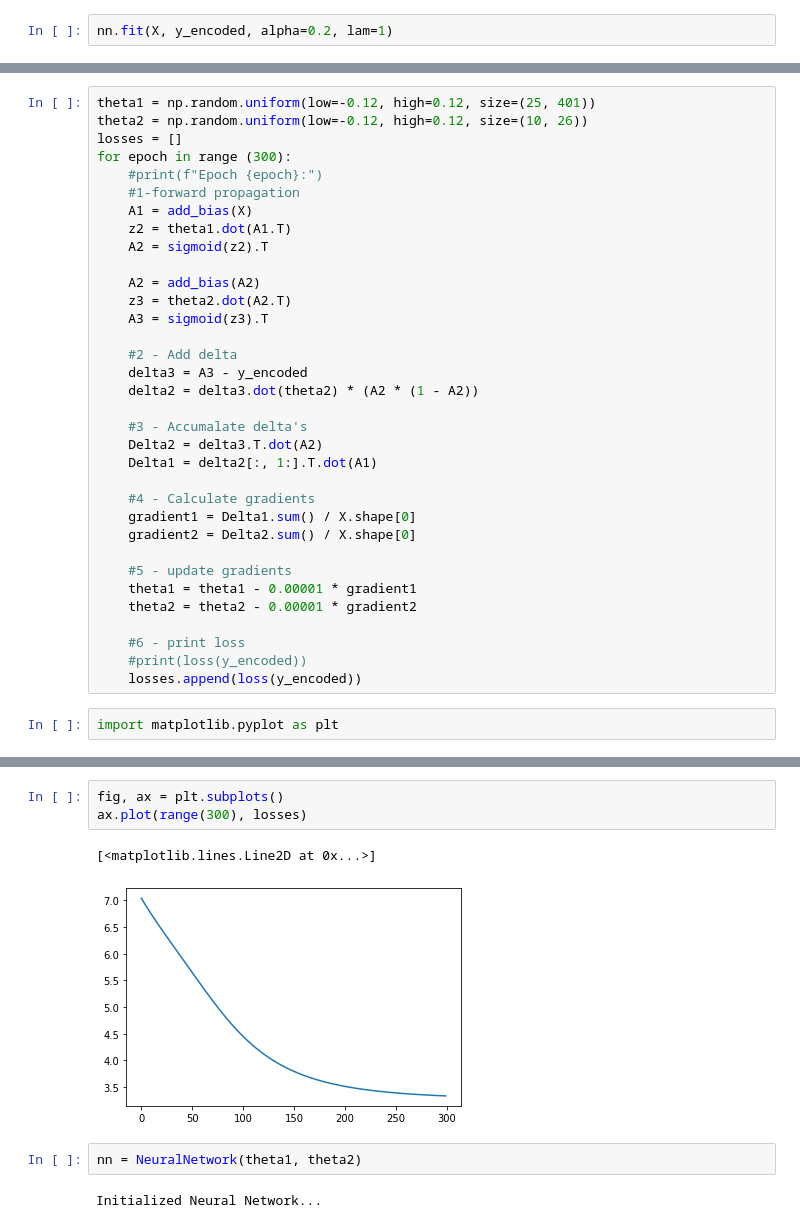
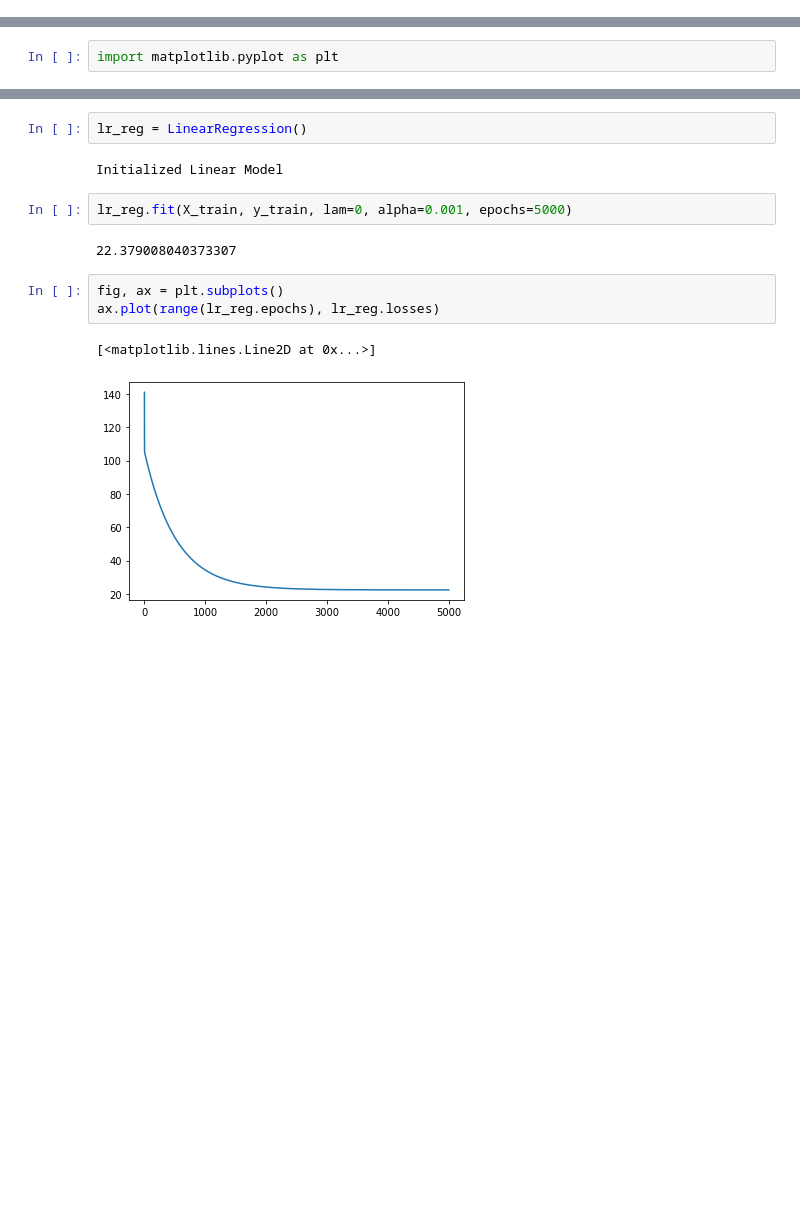
Before and after one commit to kassemsabeh/Machine-Learning-Algorthms, a Jupyter notebook: test1.ipynb, the cells around one changed output, grey strips where cells are left out. Saved outputs shown, nothing was run; the diff lists cells and outputs as text; blank space fills up the shorter version.

Commit message:
Added regularized model and fixed some bugs

```diff
--- a/test1.ipynb
+++ b/test1.ipynb
@@ -40,2 +24,0 @@ Initialized Neural Network...
-# %%
-nn.fit(X, y_encoded, alpha=0.2, lam=1)
@@ -186,36 +25,2 @@ def add_bias(X):
-# %%
-theta1 = np.random.uniform(low=-0.12, high=0.12, size=(25, 401))
-theta2 = np.random.uniform(low=-0.12, high=0.12, size=(10, 26))
-losses = []
-for epoch in range (300):
-    #print(f"Epoch {epoch}:")
-    #1-forward propagation
-    A1 = add_bias(X)
-    z2 = theta1.dot(A1.T)
-    A2 = sigmoid(z2).T
-
-    A2 = add_bias(A2)
-    z3 = theta2.dot(A2.T)
-    A3 = sigmoid(z3).T
-
-    #2 - Add delta
-    delta3 = A3 - y_encoded
-    delta2 = delta3.dot(theta2) * (A2 * (1 - A2))
-
-    #3 - Accumalate delta's
-    Delta2 = delta3.T.dot(A2)
-    Delta1 = delta2[:, 1:].T.dot(A1)
-
-    #4 - Calculate gradients
-    gradient1 = Delta1.sum() / X.shape[0]
-    gradient2 = Delta2.sum() / X.shape[0]
-
-    #5 - update gradients
-    theta1 = theta1 - 0.00001 * gradient1
-    theta2 = theta2 - 0.00001 * gradient2
-
-    #6 - print loss
-    #print(loss(y_encoded))
-    losses.append(loss(y_encoded))
 # %%
 import matplotlib.pyplot as plt
@@ -226,10 +77,14 @@ range(nn.epochs), len(nn.losses)
+# %%
+lr_reg = LinearRegression()
+# %% [output]
+Initialized Linear Model
+# %%
+lr_reg.fit(X_train, y_train, lam=0, alpha=0.001, epochs=5000)
+# %% [output]
+22.379008040373307
 # %%
 fig, ax = plt.subplots()
-ax.plot(range(300), losses)
+ax.plot(range(lr_reg.epochs), lr_reg.losses)
 # %% [output]
 [<matplotlib.lines.Line2D at 0x...>]
-[figure, old version]
+[figure, new version]
-# %%
-nn = NeuralNetwork(theta1, theta2)
-# %% [output]
-Initialized Neural Network...
```
Also changed, not shown: parts of 58 cells of this notebook, 5 other files.
